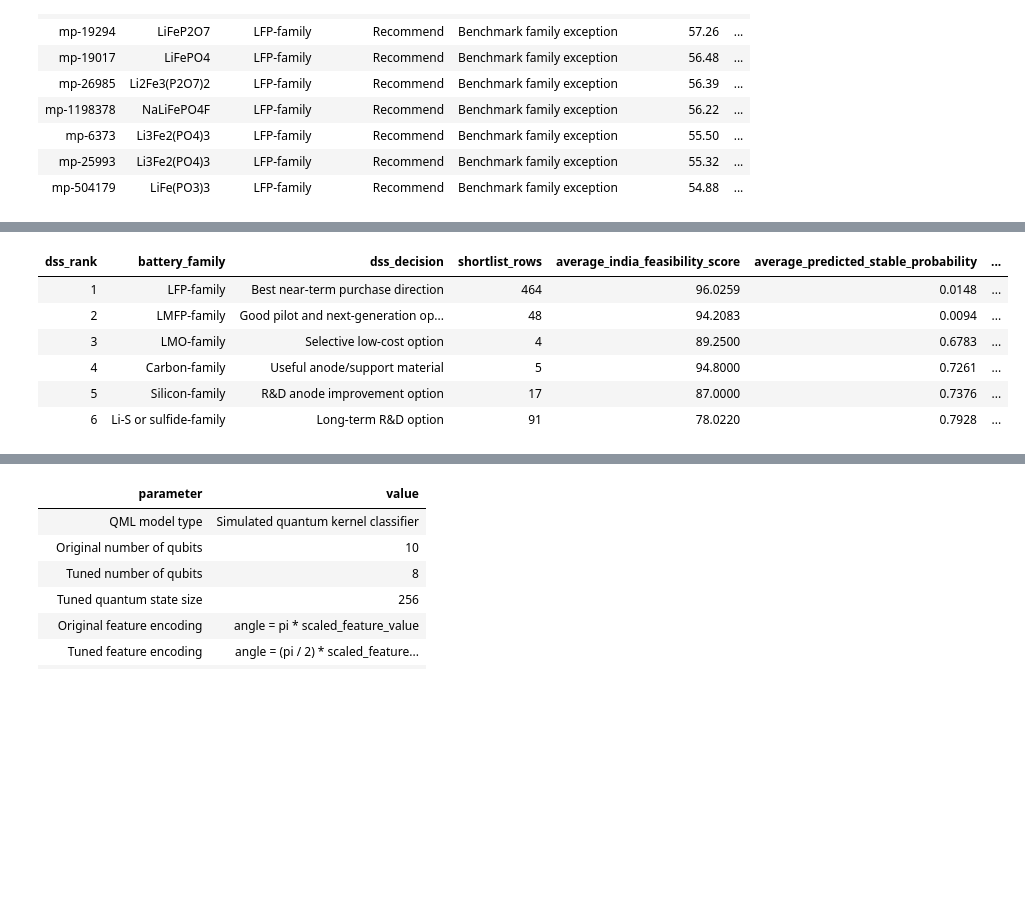
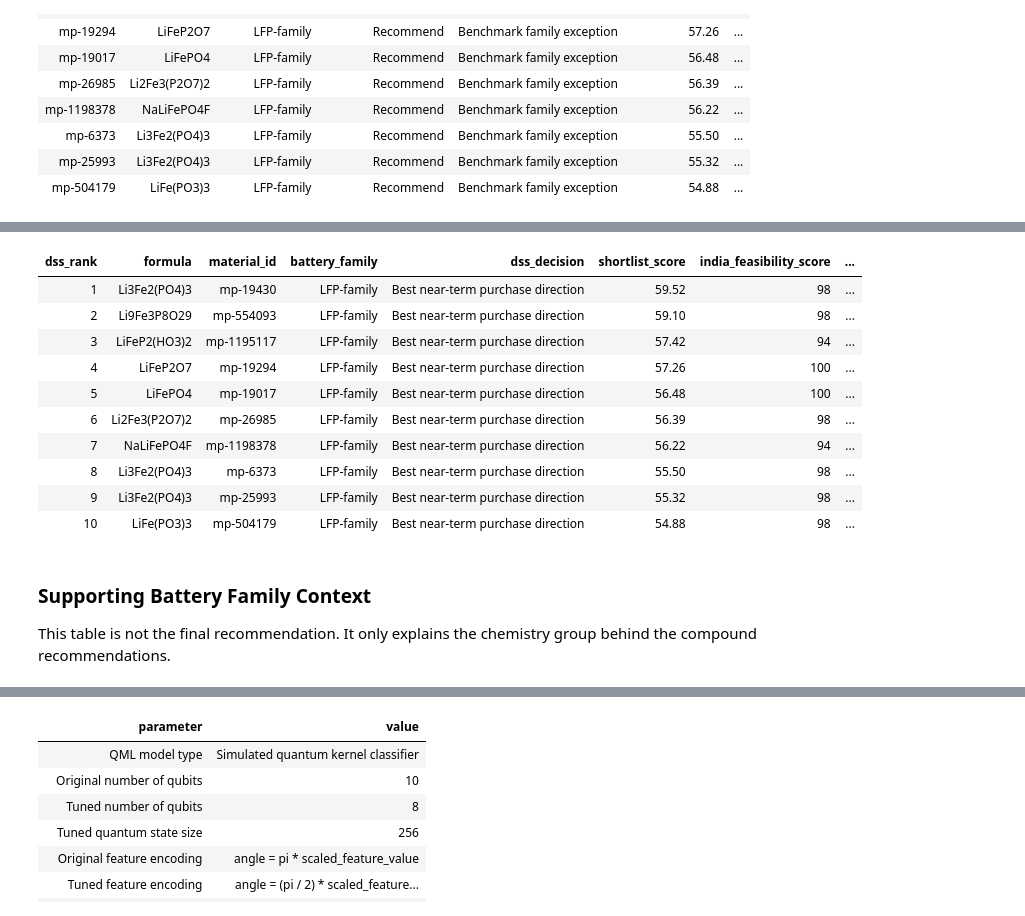
Before and after one commit to lifeknife10A/hybrid-quantum-battery-stability-prediction, a Jupyter notebook: Battery Materials DSS QML/Battery Materials DSS QML Main Presentation.ipynb, the cells around one changed output, grey strips where cells are left out. Drawn from its saved outputs; the diff is of its cells as text; code cells hidden in the pictures; blank space fills up the shorter version.

Commit message:
Make DSS recommendations compound-first

```diff
--- a/Battery Materials DSS QML/Battery Materials DSS QML Main Presentation.ipynb
+++ b/Battery Materials DSS QML/Battery Materials DSS QML Main Presentation.ipynb
@@ -68,7 +68,8 @@ processed_folder = project_folder / "data" / "processed"
 lithium_scored_dataframe = pd.read_csv(processed_folder / "lithium india scored.csv")
 final_shortlist_dataframe = pd.read_csv(processed_folder / "final india battery shortlist.csv")
 dss_family_ranking_dataframe = pd.read_csv(processed_folder / "dss battery family recommendation ranking.csv")
-dss_material_ranking_dataframe = pd.read_csv(processed_folder / "dss material recommendation ranking.csv")
+dss_compound_ranking_dataframe = pd.read_csv(processed_folder / "dss compound recommendation ranking.csv")
+dss_material_ranking_dataframe = dss_compound_ranking_dataframe.copy()
 qml_ready_dataframe = pd.read_csv(processed_folder / "qml_ready_lithium_india.csv")
 qml_predictions_dataframe = pd.read_csv(processed_folder / "qml baseline predictions.csv")
 tuned_qml_predictions_dataframe = pd.read_csv(processed_folder / "qml tuned best predictions.csv")
@@ -89,8 +90,8 @@ qml_vs_logistic_predictions_dataframe = pd.read_csv(processed_folder / "qml vs l
 dataset_summary = pd.DataFrame([
     {"dataset": "Lithium India scored", "rows": len(lithium_scored_dataframe), "columns": len(lithium_scored_dataframe.columns)},
     {"dataset": "Final India shortlist", "rows": len(final_shortlist_dataframe), "columns": len(final_shortlist_dataframe.columns)},
-    {"dataset": "DSS family ranking", "rows": len(dss_family_ranking_dataframe), "columns": len(dss_family_ranking_dataframe.columns)},
-    {"dataset": "DSS material ranking", "rows": len(dss_material_ranking_dataframe), "columns": len(dss_material_ranking_dataframe.columns)},
+    {"dataset": "DSS compound ranking", "rows": len(dss_compound_ranking_dataframe), "columns": len(dss_compound_ranking_dataframe.columns)},
+    {"dataset": "DSS family context", "rows": len(dss_family_ranking_dataframe), "columns": len(dss_family_ranking_dataframe.columns)},
     {"dataset": "QML-ready dataset", "rows": len(qml_ready_dataframe), "columns": len(qml_ready_dataframe.columns)},
     {"dataset": "QML test predictions", "rows": len(qml_predictions_dataframe), "columns": len(qml_predictions_dataframe.columns)},
     {"dataset": "Tuned QML test predictions", "rows": len(tuned_qml_predictions_dataframe), "columns": len(tuned_qml_predictions_dataframe.columns)},
@@ -259,15 +260,39 @@ display(top_candidates_dataframe)
 | mp-25993 | Li3Fe2(PO4)3 | LFP-family | Recommend | Benchmark family exception | 55.32 | ... |
 | mp-504179 | LiFe(PO3)3 | LFP-family | Recommend | Benchmark family exception | 54.88 | ... |
 # %%
-display(Markdown("""## DSS Recommendation Ranking
+display(Markdown("""## DSS Compound Recommendation Ranking
 
-The project is used as a Decision Support System here. The first table ranks
-battery-material families for business decisions. The second table shows the
-top material candidates and the parameters behind each rank.
+The project is used as a Decision Support System here. The main output is a
+ranked list of exact lithium compound formulas. Battery family is shown only as
+supporting context.
 
 In this flow, XGBoost gives the practical present-day prediction signal. The
 QML section is kept as a quantum research comparison, not as the only source of
 the recommendation.
+"""))
+
+dss_compound_display_columns = [
+    "dss_rank",
+    "formula",
+    "material_id",
+    "battery_family",
+    "dss_decision",
+    "shortlist_score",
+    "india_feasibility_score",
+    "predicted_stable_probability",
+    "predicted_energy_above_hull_clipped",
+    "band_gap",
+    "short_conceptual_reason",
+]
+dss_compound_display_dataframe = dss_compound_ranking_dataframe[
+    dss_compound_display_columns
+].head(10)
+display(dss_compound_display_dataframe)
+
+display(Markdown("""### Supporting Battery Family Context
+
+This table is not the final recommendation. It only explains the chemistry
+group behind the compound recommendations.
 """))
 
 dss_family_display_columns = [
@@ -283,21 +308,4 @@ dss_family_display_columns = [
 ]
 dss_family_display_dataframe = dss_family_ranking_dataframe[dss_family_display_columns]
 display(dss_family_display_dataframe)
-
-dss_material_display_columns = [
-    "dss_rank",
-    "material_id",
-    "formula",
-    "battery_family",
-    "dss_decision",
-    "shortlist_score",
-    "india_feasibility_score",
-    "predicted_stable_probability",
-    "predicted_energy_above_hull_clipped",
-    "short_conceptual_reason",
-]
-dss_material_display_dataframe = dss_material_ranking_dataframe[
-    dss_material_display_columns
-].head(10)
-display(dss_material_display_dataframe)
 # %% [output]
@@ -309,11 +317,19 @@ top material candidates and the parameters behind each rank.
 
 In this flow, XGBoost gives the practical present-day prediction signal. The
 QML section is kept as a quantum research comparison, not as the only source of
 the recommendation.
-| dss_rank | battery_family | dss_decision | shortlist_rows | average_india_feasibility_score | average_predicted_stable_probability | ... |
-| 1 | LFP-family | Best near-term purchase direction | 464 | 96.0259 | 0.0148 | ... |
-| 2 | LMFP-family | Good pilot and next-generation op... | 48 | 94.2083 | 0.0094 | ... |
-| 3 | LMO-family | Selective low-cost option | 4 | 89.2500 | 0.6783 | ... |
-| 4 | Carbon-family | Useful anode/support material | 5 | 94.8000 | 0.7261 | ... |
-| 5 | Silicon-family | R&D anode improvement option | 17 | 87.0000 | 0.7376 | ... |
-| 6 | Li-S or sulfide-family | Long-term R&D option | 91 | 78.0220 | 0.7928 | ... |
+| dss_rank | formula | material_id | battery_family | dss_decision | shortlist_score | india_feasibility_score | ... |
+| 1 | Li3Fe2(PO4)3 | mp-19430 | LFP-family | Best near-term purchase direction | 59.52 | 98 | ... |
+| 2 | Li9Fe3P8O29 | mp-554093 | LFP-family | Best near-term purchase direction | 59.10 | 98 | ... |
+| 3 | LiFeP2(HO3)2 | mp-1195117 | LFP-family | Best near-term purchase direction | 57.42 | 94 | ... |
+| 4 | LiFeP2O7 | mp-19294 | LFP-family | Best near-term purchase direction | 57.26 | 100 | ... |
+| 5 | LiFePO4 | mp-19017 | LFP-family | Best near-term purchase direction | 56.48 | 100 | ... |
+| 6 | Li2Fe3(P2O7)2 | mp-26985 | LFP-family | Best near-term purchase direction | 56.39 | 98 | ... |
+| 7 | NaLiFePO4F | mp-1198378 | LFP-family | Best near-term purchase direction | 56.22 | 94 | ... |
+| 8 | Li3Fe2(PO4)3 | mp-6373 | LFP-family | Best near-term purchase direction | 55.50 | 98 | ... |
+| 9 | Li3Fe2(PO4)3 | mp-25993 | LFP-family | Best near-term purchase direction | 55.32 | 98 | ... |
+| 10 | LiFe(PO3)3 | mp-504179 | LFP-family | Best near-term purchase direction | 54.88 | 98 | ... |
+### Supporting Battery Family Context
+
+This table is not the final recommendation. It only explains the chemistry
+group behind the compound recommendations.
```
Also changed, not shown: parts of 3 cells of this notebook, 8 other files.
